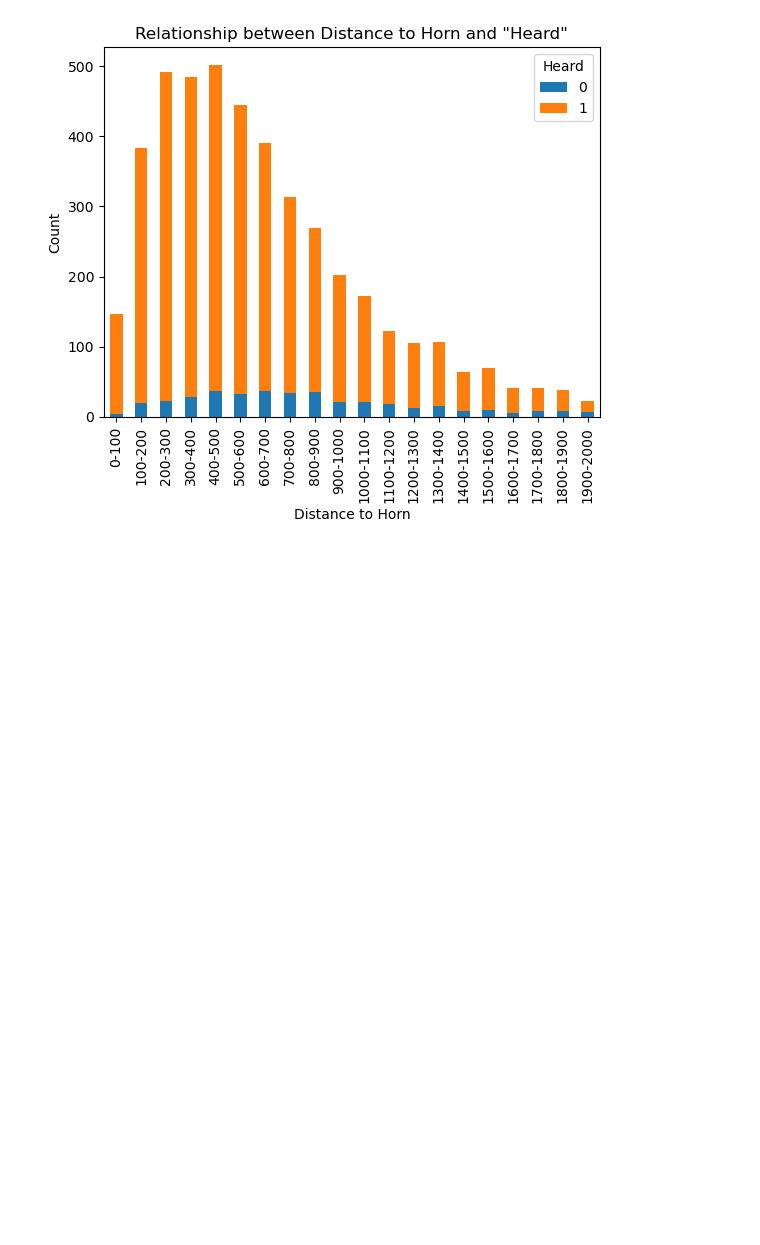
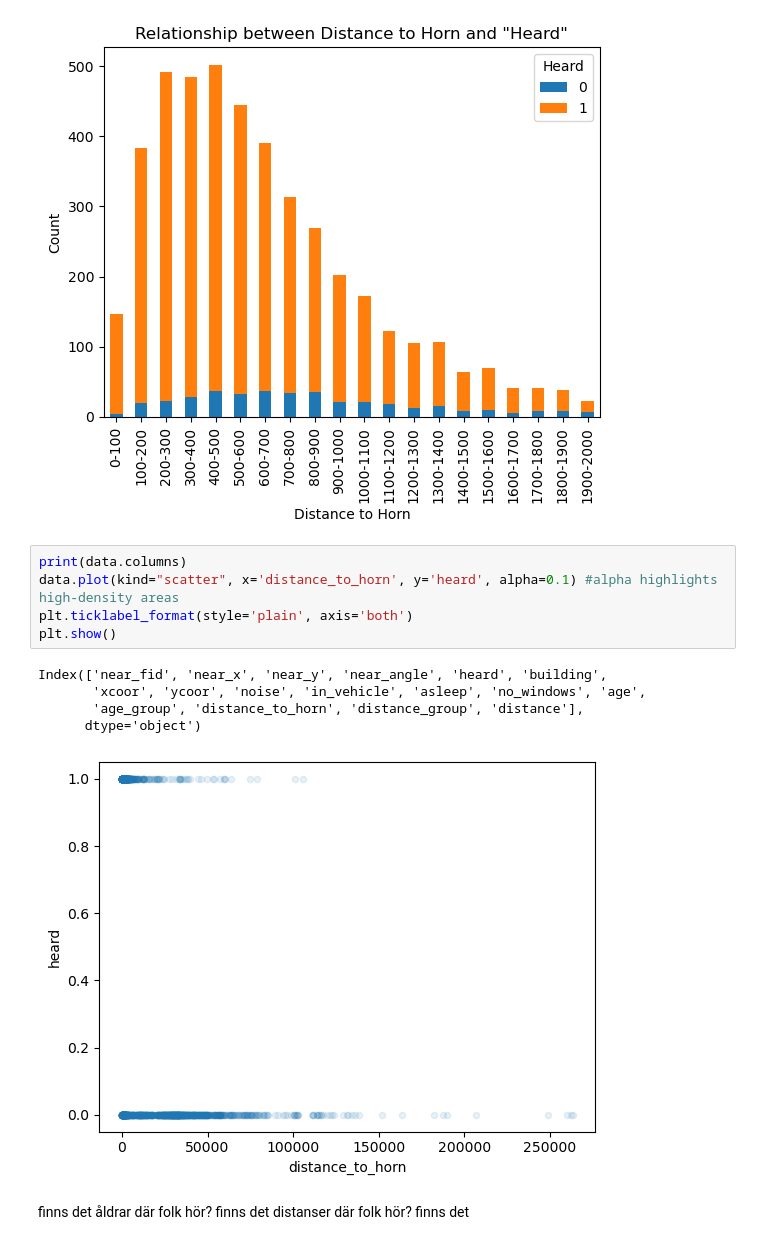
Before and after one commit to elisehammarstrom/statistical_machine_learning, a Jupyter notebook: sml_exploration.ipynb, the cells around one changed output. Cells and saved outputs as stored; diff of their text form; blank space fills up the shorter version.

```diff
--- a/sml_exploration.ipynb
+++ b/sml_exploration.ipynb
@@ -295,3 +293,18 @@ plt.legend(title='Heard')
 plt.show()
 # %% [output]
 [figure]
+# %%
+print(data.columns)
+data.plot(kind="scatter", x='distance_to_horn', y='heard', alpha=0.1) #alpha highlights high-density areas
+plt.ticklabel_format(style='plain', axis='both')
+plt.show()
+# %% [output]
+Index(['near_fid', 'near_x', 'near_y', 'near_angle', 'heard', 'building',
+       'xcoor', 'ycoor', 'noise', 'in_vehicle', 'asleep', 'no_windows', 'age',
+       'age_group', 'distance_to_horn', 'distance_group', 'distance'],
+      dtype='object')
+[figure, added]
+# %% [markdown]
+finns det åldrar där folk hör?
+finns det distanser där folk hör?
+finns det
```
Also changed, not shown: parts of 3 cells of this notebook.
